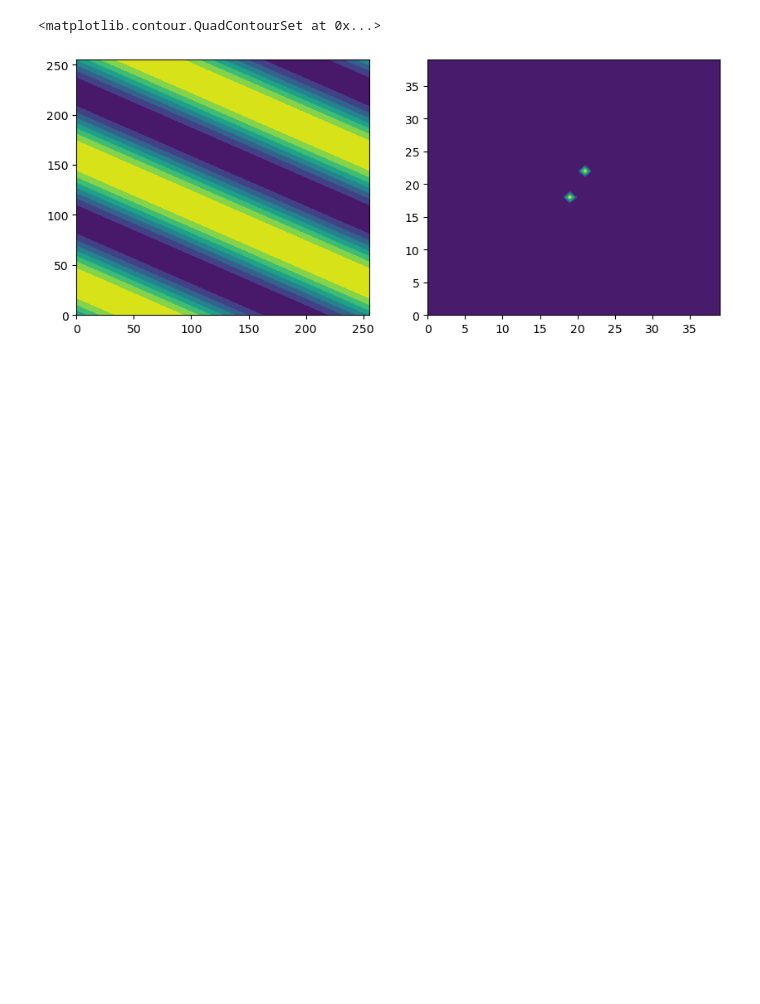
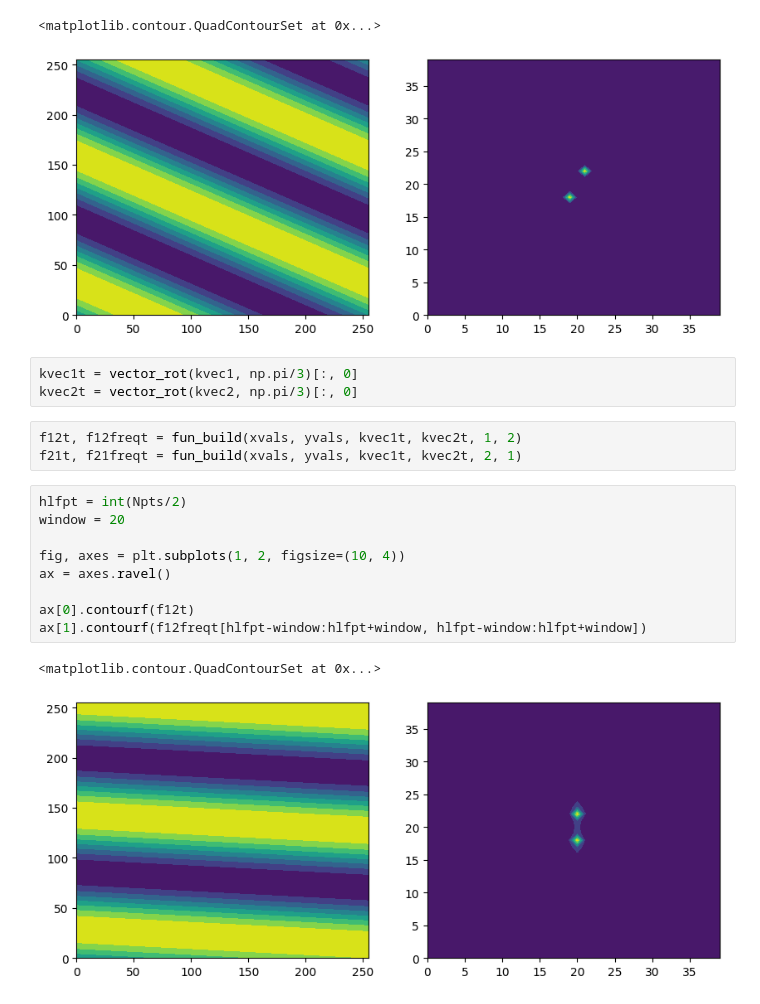
Before and after one commit to cwcurtis/MATH-596-Mathematical-Data-Science, a Jupyter notebook: Assignments/Homework_Three.ipynb, the cells around one changed output. Drawn from its saved outputs; the diff is of its cells as text; blank space fills up the shorter version.

```diff
--- a/Assignments/Homework_Three.ipynb
+++ b/Assignments/Homework_Three.ipynb
@@ -119,3 +119,21 @@ ax[1].contourf(f21freq[hlfpt-window:hlfpt+window, hlfpt-window:hlfpt+window])
 # %% [output]
 <matplotlib.contour.QuadContourSet at 0x...>
 [figure]
+# %%
+kvec1t = vector_rot(kvec1, np.pi/3)[:, 0]
+kvec2t = vector_rot(kvec2, np.pi/3)[:, 0]
+# %%
+f12t, f12freqt = fun_build(xvals, yvals, kvec1t, kvec2t, 1, 2)
+f21t, f21freqt = fun_build(xvals, yvals, kvec1t, kvec2t, 2, 1)
+# %%
+hlfpt = int(Npts/2)
+window = 20
+
+fig, axes = plt.subplots(1, 2, figsize=(10, 4))
+ax = axes.ravel()
+
+ax[0].contourf(f12t)
+ax[1].contourf(f12freqt[hlfpt-window:hlfpt+window, hlfpt-window:hlfpt+window])
+# %% [output]
+<matplotlib.contour.QuadContourSet at 0x...>
+[figure, added]
```
Also changed, not shown: parts of 1 cell of this notebook, 2 other files.
